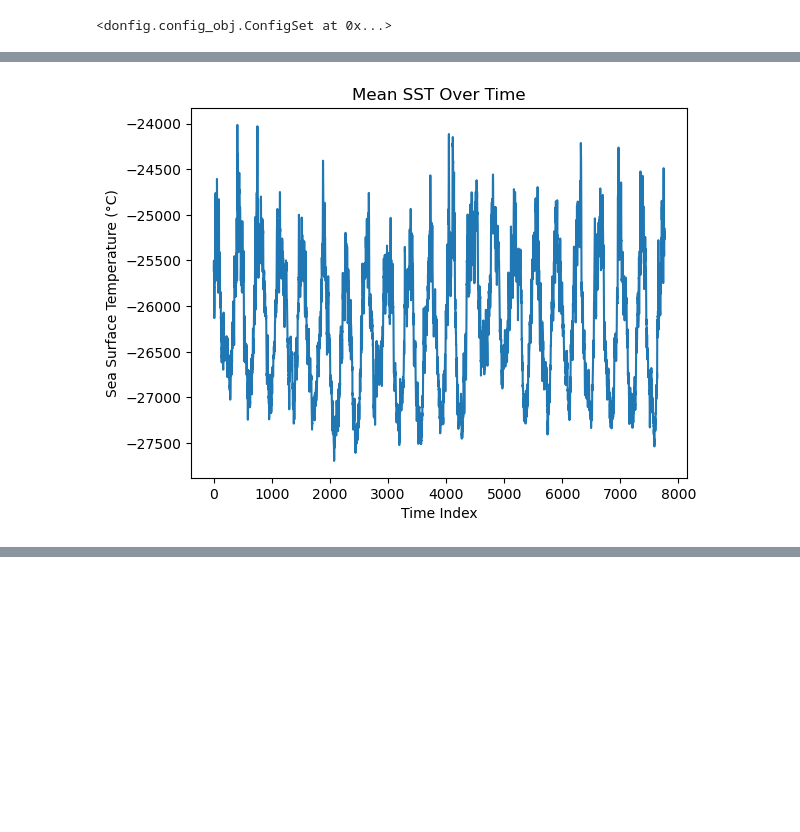
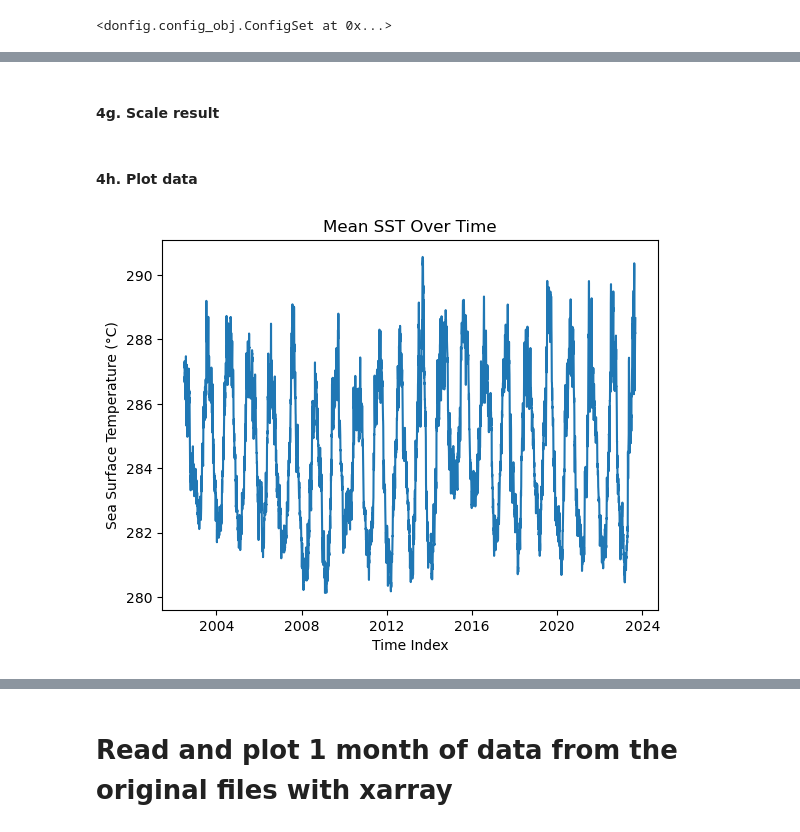
Before and after one commit to earth-mover/icechunk-nasa, a Jupyter notebook: notebooks/mur-sst/read_virtual.ipynb, the cells around one changed output, grey strips where cells are left out. Saved outputs shown, nothing was run; the diff lists cells and outputs as text; code cells hidden in the pictures; blank space fills up the shorter version.

```diff
--- a/notebooks/mur-sst/read_virtual.ipynb
+++ b/notebooks/mur-sst/read_virtual.ipynb
@@ -171,9 +217,5 @@ Wall time: 2.58 ms
 # %%
-lat_range = [48,49]
-lat_min = -90
-lon_range = [-125,-124]
-lon_min = -180
-resolution = 0.01
+lat_range = list(lat_range)
+lon_range = list(lon_range)
 lat_indices = [int((lat - lat_min)/resolution) for lat in lat_range]
 lon_indices = [int((lon - lon_min)/resolution) for lon in lon_range]
-lat_indices, lon_indices
@@ -192,0 +234,4 @@ Fetched 77,650,000 points
+# %%
+%%time
+fill_value = zarr_store["analysed_sst"].fill_value
+masked_array = np.ma.masked_equal(sst_subset, fill_value)
@@ -192,0 +243,3 @@ Fetched 77,650,000 points
+# %%
+%%time
+sst_mean = masked_array.mean(axis=(1,2))
@@ -193,9 +249,17 @@ Fetched 77,650,000 points
+# %% [markdown]
+#### 4g. Scale result
+# %%
+sst_attrs = zarr_store["analysed_sst"].metadata.attributes
+offset, scale = sst_attrs['add_offset'], sst_attrs['scale_factor']
+scaled_sst_mean = (sst_mean*scale) + offset
+# %% [markdown]
+#### 4h. Plot data
 # %%
 %%time
-plt.plot(sst_mean)
+plt.plot(dt_array, scaled_sst_mean)
 plt.title("Mean SST Over Time")
 plt.xlabel("Time Index")
 plt.ylabel("Sea Surface Temperature (°C)")  # Replace with correct units
 plt.show()
 # %% [output]
-[figure, old version]
+[figure, new version]
@@ -203,0 +268,2 @@ Wall time: 142 ms
+# %% [markdown]
+# Read and plot 1 month of data from the original files with xarray
```
Also changed, not shown: parts of 36 cells of this notebook.
